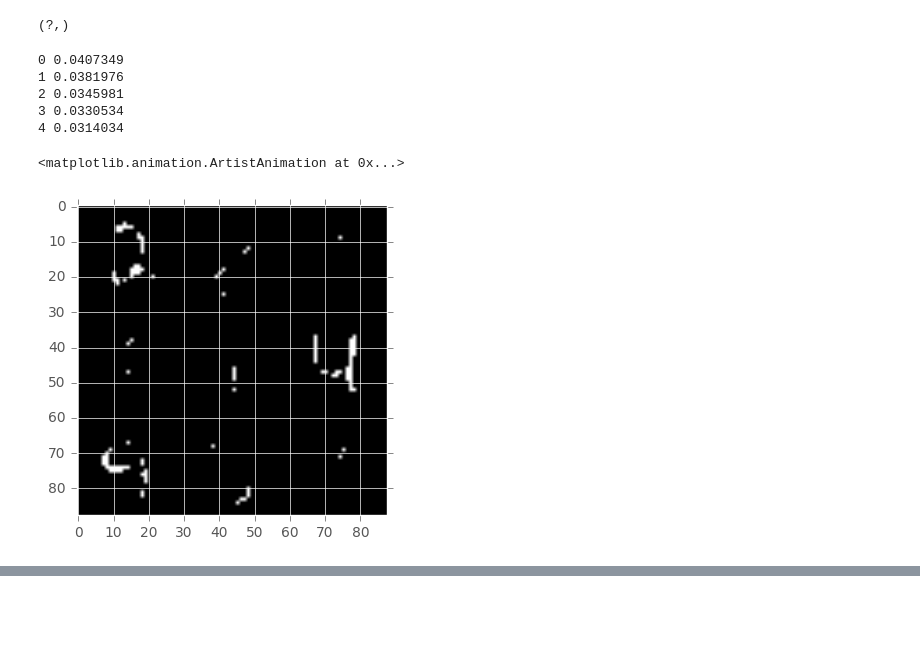
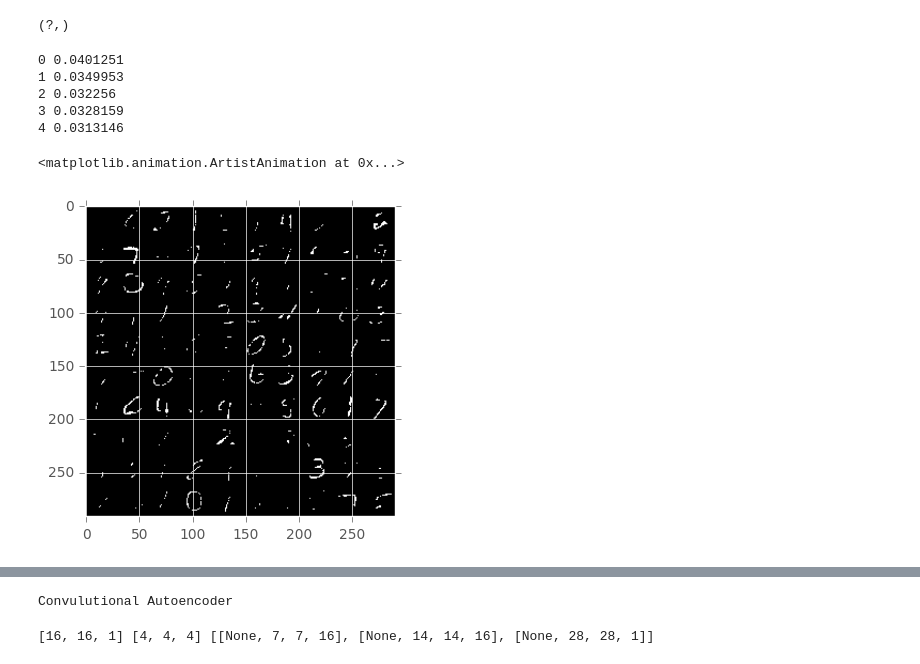
Before and after one commit to CurrentH/tensorflow, a Jupyter notebook: cadl/Untitled.ipynb, the cells around one changed output, grey strips where cells are left out. Saved outputs shown, nothing was run; the diff lists cells and outputs as text; code cells hidden in the pictures; blank space fills up the shorter version.

```diff
--- a/cadl/Untitled.ipynb
+++ b/cadl/Untitled.ipynb
@@ -198,41 +198,45 @@ optimizer = tf.train.AdamOptimizer(learning_rate).minimize(cost)
 # %%
 # %%
 # We create a session to use the graph
 sess = tf.Session()
 sess.run(tf.initialize_all_variables())
 
 # Some parameters for training
-batch_size = 5
+batch_size = 100
 n_epochs = 5
 
 # We'll try to reconstruct the same first 100 images and show how
 # The network does over the course of training.
-examples = ds.X[:9]
+examples = ds.X[:100]
 
 # We'll store the reconstructions in a list
 imgs = []
 fig, ax = plt.subplots(1, 1)
 for epoch_i in range(n_epochs):
     for batch_X, _ in ds.train.next_batch():
         sess.run(optimizer, feed_dict={X: batch_X - mean_img})
     recon = sess.run(Y, feed_dict={X: examples - mean_img})
     recon = np.clip((recon + mean_img).reshape((-1, 28, 28)), 0, 255)
     img_i = montage(recon).astype(np.uint8)
     imgs.append(img_i)
     ax.imshow(img_i, cmap='gray')
     fig.canvas.draw()
     print(epoch_i, sess.run(cost, feed_dict={X: batch_X - mean_img}))
 gif.build_gif(imgs, saveto='ae.gif', cmap='gray')
 # %% [output]
-0 0.0407349
-1 0.0381976
-2 0.0345981
-3 0.0330534
-4 0.0314034
+0 0.0401251
+1 0.0349953
+2 0.032256
+3 0.0328159
+4 0.0313146
 <matplotlib.animation.ArtistAnimation at 0x...>
-[figure, old version]
+[figure, new version]
 [figure]
 # %%
 ipyd.Image(url='ae.gif?{}'.format(np.random.rand()),height=250, width=250)
 # %% [output]
 [interactive output not drawn]
+# %%
+print("Convulutional Autoencoder")
+# %% [output]
+Convulutional Autoencoder
@@ -238,0 +302,13 @@ ipyd.Image(url='ae.gif?{}'.format(np.random.rand()),height=250, width=250)
+# %%
+# We'll first reverse the order of our weight matrices
+Ws.reverse()
+# and the shapes of each layer
+shapes.reverse()
+# and the number of filters (which is the same but could have been different)
+n_filters.reverse()
+# and append the last filter size which is our input image's number of channels
+n_filters = n_filters[1:] + [1]
+
+print(n_filters, filter_sizes, shapes)
+# %% [output]
+[16, 16, 1] [4, 4, 4] [[None, 7, 7, 16], [None, 14, 14, 16], [None, 28, 28, 1]]
```
Also changed, not shown: parts of 9 cells of this notebook, 4 other files.
